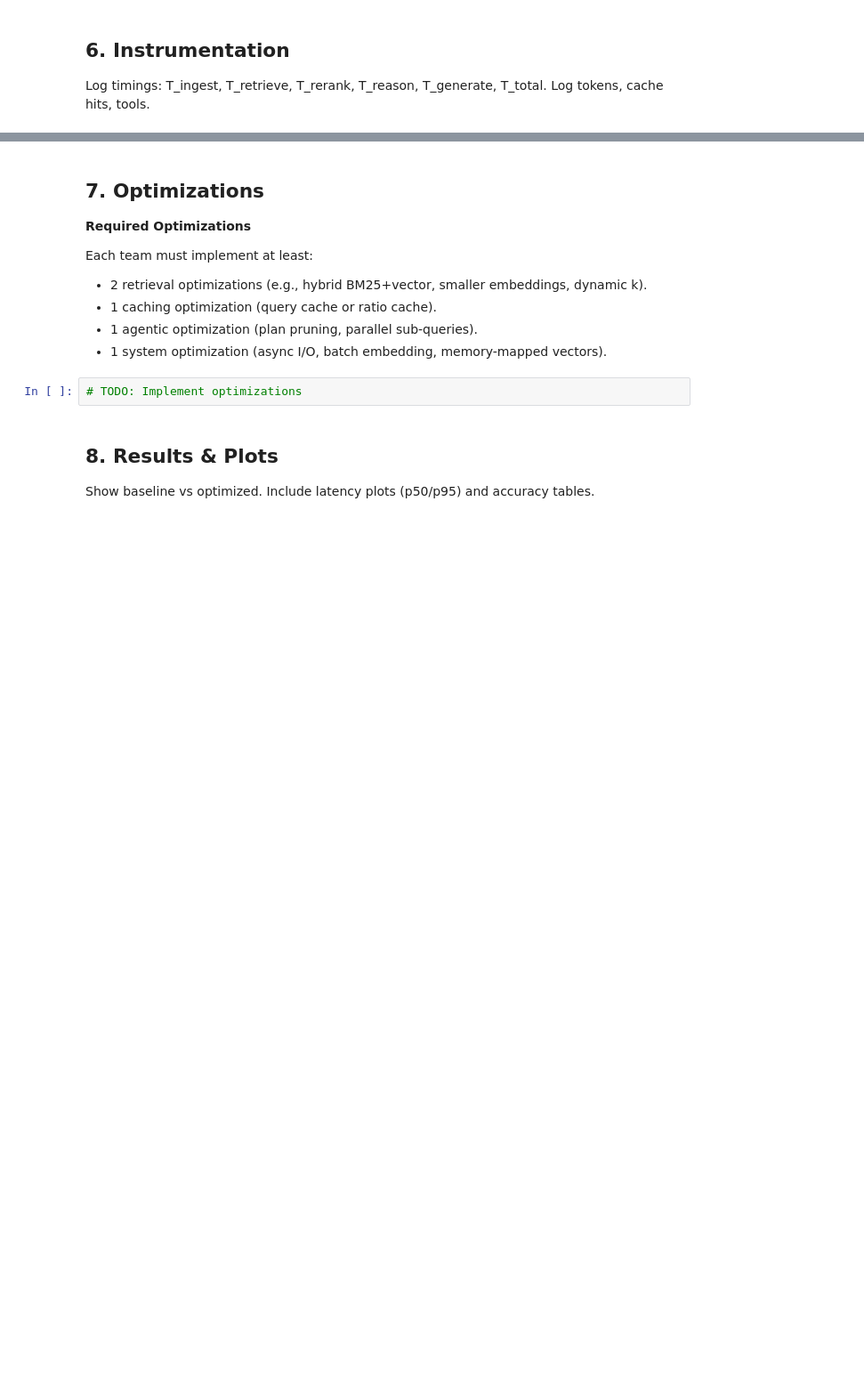
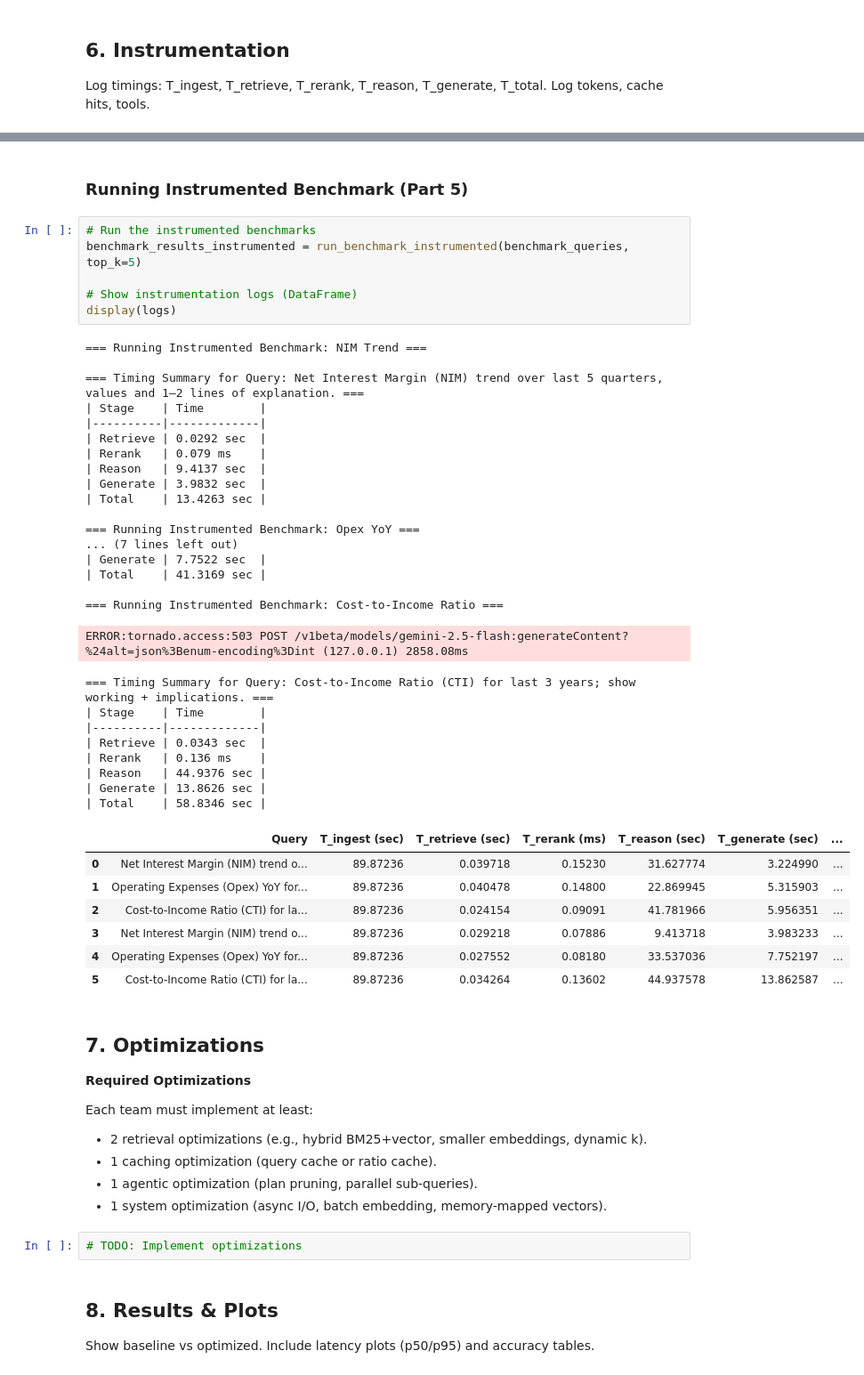
Before and after one commit to MuhammedIrshath49/ICT3113_G10, a Jupyter notebook: Agent_CFO_Project_Template.ipynb, the cells around one changed output, grey strips where cells are left out. Shown at 89% size. Saved outputs shown, nothing was run; the diff lists cells and outputs as text; blank space fills up the shorter version.

```diff
--- a/Agent_CFO_Project_Template.ipynb
+++ b/Agent_CFO_Project_Template.ipynb
@@ -813,3 +821,45 @@ logs
+# %% [markdown]
+### Running Instrumented Benchmark (Part 5)
+# %%
+# Run the instrumented benchmarks
+benchmark_results_instrumented = run_benchmark_instrumented(benchmark_queries, top_k=5)
+
+# Show instrumentation logs (DataFrame)
+display(logs)
+# %% [output]
+=== Running Instrumented Benchmark: NIM Trend ===
+
+=== Timing Summary for Query: Net Interest Margin (NIM) trend over last 5 quarters, values and 1–2 lines of explanation. ===
+| Stage    | Time        |
+|----------|-------------|
+| Retrieve | 0.0292 sec  |
+| Rerank   | 0.079 ms    |
+| Reason   | 9.4137 sec  |
+| Generate | 3.9832 sec  |
+| Total    | 13.4263 sec |
+
+=== Running Instrumented Benchmark: Opex YoY ===
+... (7 lines left out)
+| Generate | 7.7522 sec  |
+| Total    | 41.3169 sec |
+
+=== Running Instrumented Benchmark: Cost-to-Income Ratio ===
+ERROR:tornado.access:503 POST /v1beta/models/gemini-2.5-flash:generateContent?%24alt=json%3Benum-encoding%3Dint (127.0.0.1) 2858.08ms
+=== Timing Summary for Query: Cost-to-Income Ratio (CTI) for last 3 years; show working + implications. ===
+| Stage    | Time        |
+|----------|-------------|
+| Retrieve | 0.0343 sec  |
+| Rerank   | 0.136 ms    |
+| Reason   | 44.9376 sec |
+| Generate | 13.8626 sec |
+| Total    | 58.8346 sec |
+|  | Query | T_ingest (sec) | T_retrieve (sec) | T_rerank (ms) | T_reason (sec) | T_generate (sec) | ... |
+| 0 | Net Interest Margin (NIM) trend o... | 89.87236 | 0.039718 | 0.15230 | 31.627774 | 3.224990 | ... |
+| 1 | Operating Expenses (Opex) YoY for... | 89.87236 | 0.040478 | 0.14800 | 22.869945 | 5.315903 | ... |
+| 2 | Cost-to-Income Ratio (CTI) for la... | 89.87236 | 0.024154 | 0.09091 | 41.781966 | 5.956351 | ... |
+| 3 | Net Interest Margin (NIM) trend o... | 89.87236 | 0.029218 | 0.07886 | 9.413718 | 3.983233 | ... |
+| 4 | Operating Expenses (Opex) YoY for... | 89.87236 | 0.027552 | 0.08180 | 33.537036 | 7.752197 | ... |
+| 5 | Cost-to-Income Ratio (CTI) for la... | 89.87236 | 0.034264 | 0.13602 | 44.937578 | 13.862587 | ... |
 # %% [markdown]
 ## 7. Optimizations
 
```
Also changed, not shown: parts of 13 cells of this notebook.
